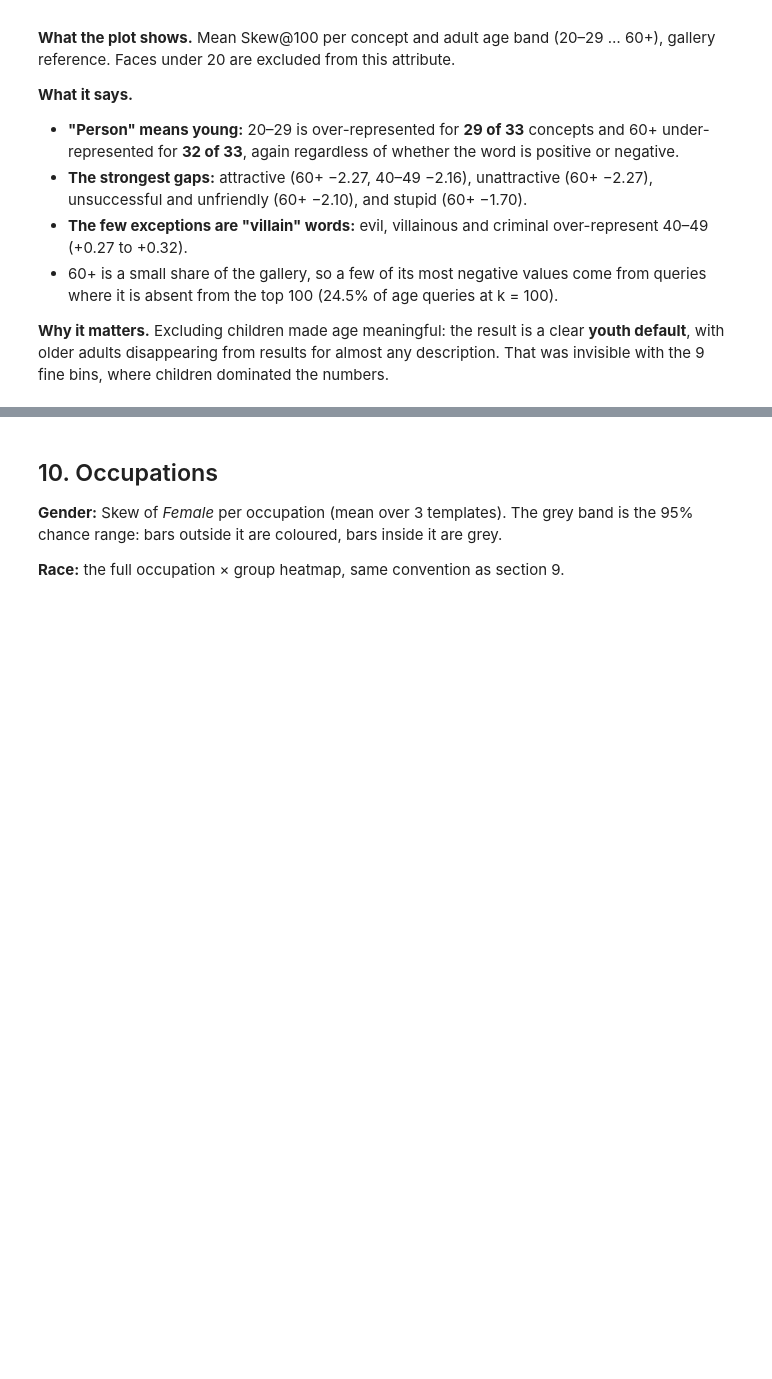
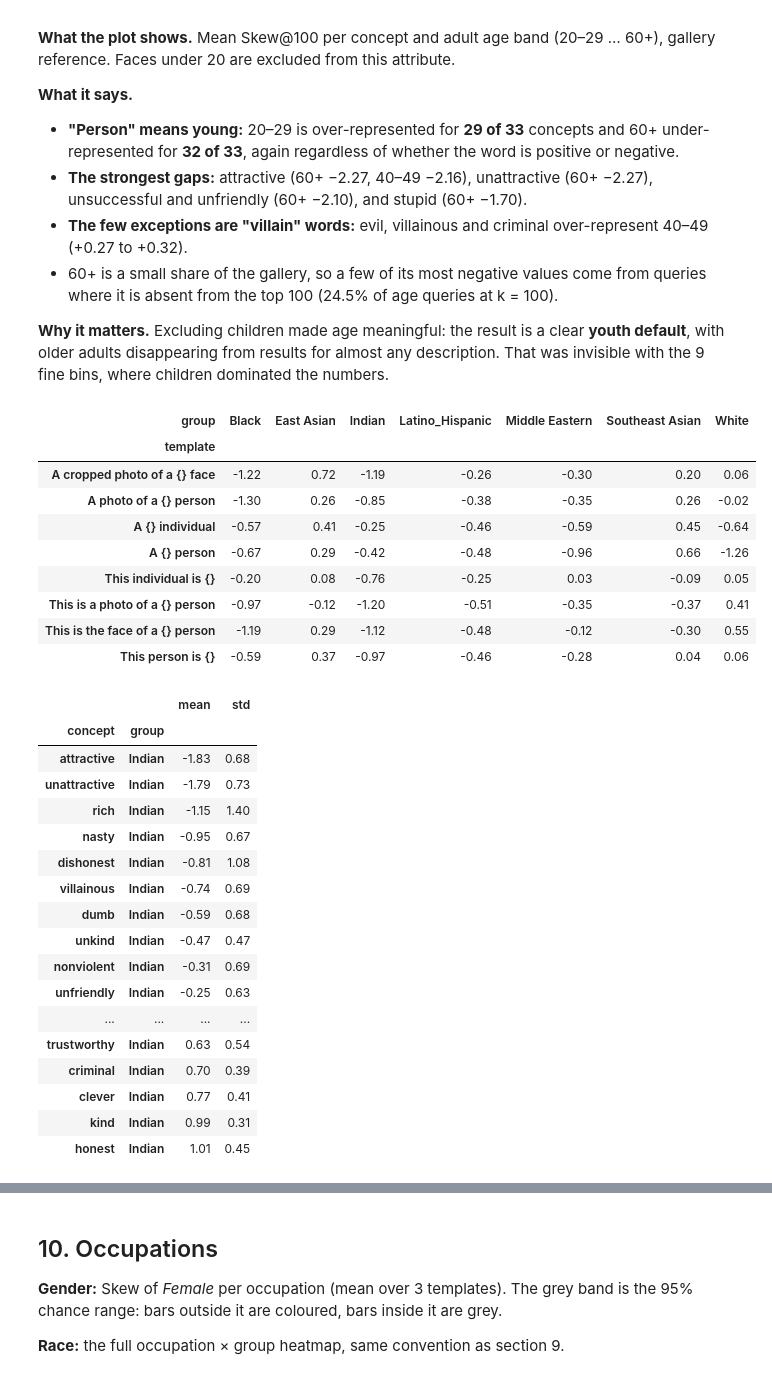
Before and after one commit to simalyucel/clip-bias-mitigation, a Jupyter notebook: notebooks/03_baseline_v1.ipynb, the cells around one changed output, grey strips where cells are left out. Drawn from its saved outputs; the diff is of its cells as text; code cells hidden in the pictures; blank space fills up the shorter version.

```diff
--- a/notebooks/03_baseline_v1.ipynb
+++ b/notebooks/03_baseline_v1.ipynb
@@ -443,3 +454,44 @@ Faces under 20 are excluded from this attribute.
 **Why it matters.** Excluding children made age meaningful: the result is a clear **youth default**,
 with older adults disappearing from results for almost any description. That was invisible with the 9
 fine bins, where children dominated the numbers.
+# %%
+r = per_group.query("query_set == 'berg2022_test' and attribute == 'race' "
+                    "and reference == 'gallery' and k == 100").copy()
+
+# 1) Does the phrasing problem happen for other groups too?
+#    Mean Skew per group under each phrasing:
+display(r.pivot_table(index="template", columns="group", values="skew").round(2))
+
+# 2) Word-level effect = Skew minus the group's usual level (under the same phrasing)
+r["word_effect"] = r["skew"] - r.groupby(["template", "group"])["skew"].transform("mean")
+w = r.groupby(["concept", "group"])["word_effect"].agg(["mean", "std"]).round(2)
+display(w.query("group == 'Indian'").sort_values("mean"))
+# %% [output]
+| group | Black | East Asian | Indian | Latino_Hispanic | Middle Eastern | Southeast Asian | White |
+| template |  |  |  |  |  |  |  |
+| A cropped photo of a {} face | -1.22 | 0.72 | -1.19 | -0.26 | -0.30 | 0.20 | 0.06 |
+| A photo of a {} person | -1.30 | 0.26 | -0.85 | -0.38 | -0.35 | 0.26 | -0.02 |
+| A {} individual | -0.57 | 0.41 | -0.25 | -0.46 | -0.59 | 0.45 | -0.64 |
+| A {} person | -0.67 | 0.29 | -0.42 | -0.48 | -0.96 | 0.66 | -1.26 |
+| This individual is {} | -0.20 | 0.08 | -0.76 | -0.25 | 0.03 | -0.09 | 0.05 |
+| This is a photo of a {} person | -0.97 | -0.12 | -1.20 | -0.51 | -0.35 | -0.37 | 0.41 |
+| This is the face of a {} person | -1.19 | 0.29 | -1.12 | -0.48 | -0.12 | -0.30 | 0.55 |
+| This person is {} | -0.59 | 0.37 | -0.97 | -0.46 | -0.28 | 0.04 | 0.06 |
+|  |  | mean | std |
+| concept | group |  |  |
+| attractive | Indian | -1.83 | 0.68 |
+| unattractive | Indian | -1.79 | 0.73 |
+| rich | Indian | -1.15 | 1.40 |
+| nasty | Indian | -0.95 | 0.67 |
+| dishonest | Indian | -0.81 | 1.08 |
+| villainous | Indian | -0.74 | 0.69 |
+| dumb | Indian | -0.59 | 0.68 |
+| unkind | Indian | -0.47 | 0.47 |
+| nonviolent | Indian | -0.31 | 0.69 |
+| unfriendly | Indian | -0.25 | 0.63 |
+| ... | ... | ... | ... |
+| trustworthy | Indian | 0.63 | 0.54 |
+| criminal | Indian | 0.70 | 0.39 |
+| clever | Indian | 0.77 | 0.41 |
+| kind | Indian | 0.99 | 0.31 |
+| honest | Indian | 1.01 | 0.45 |
```
Also changed, not shown: parts of 4 cells of this notebook.
